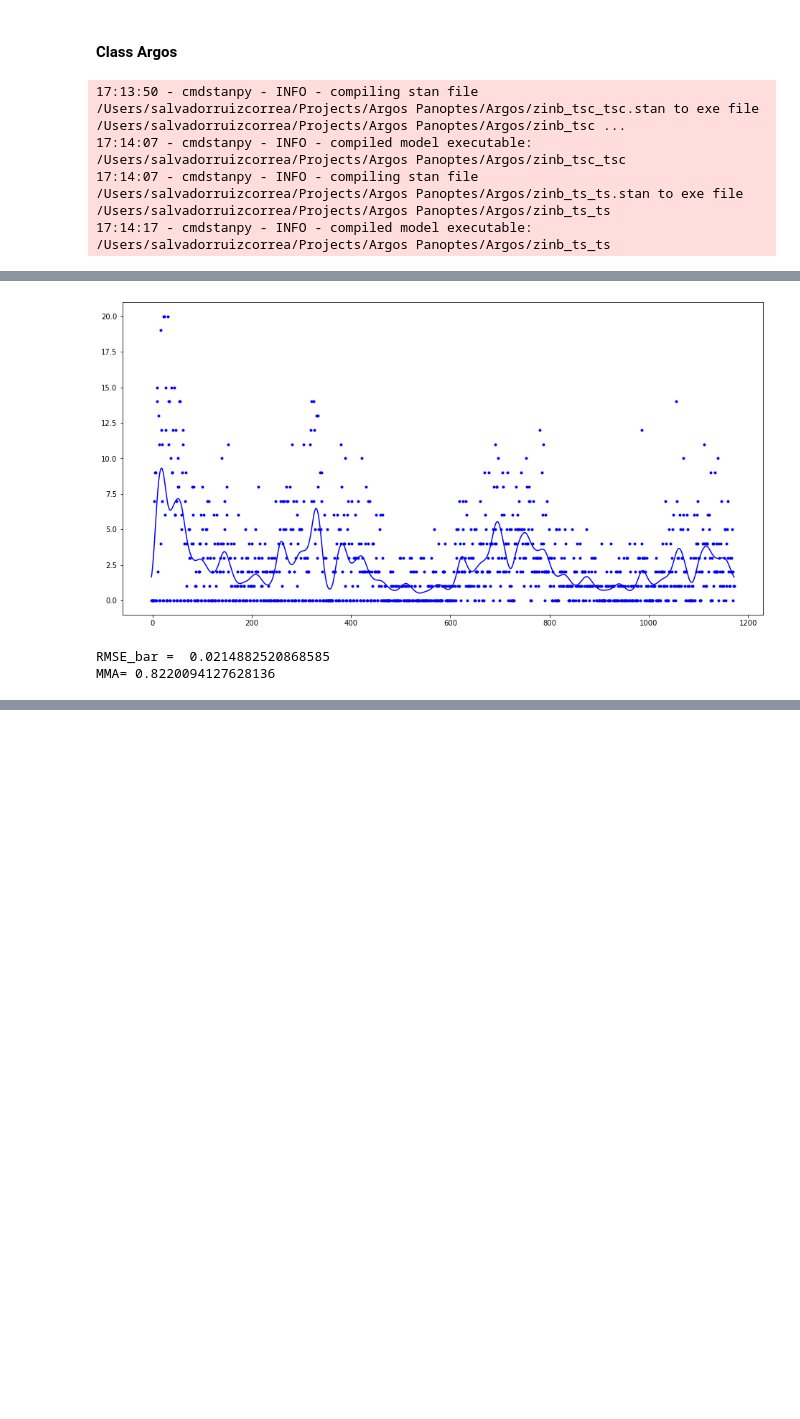
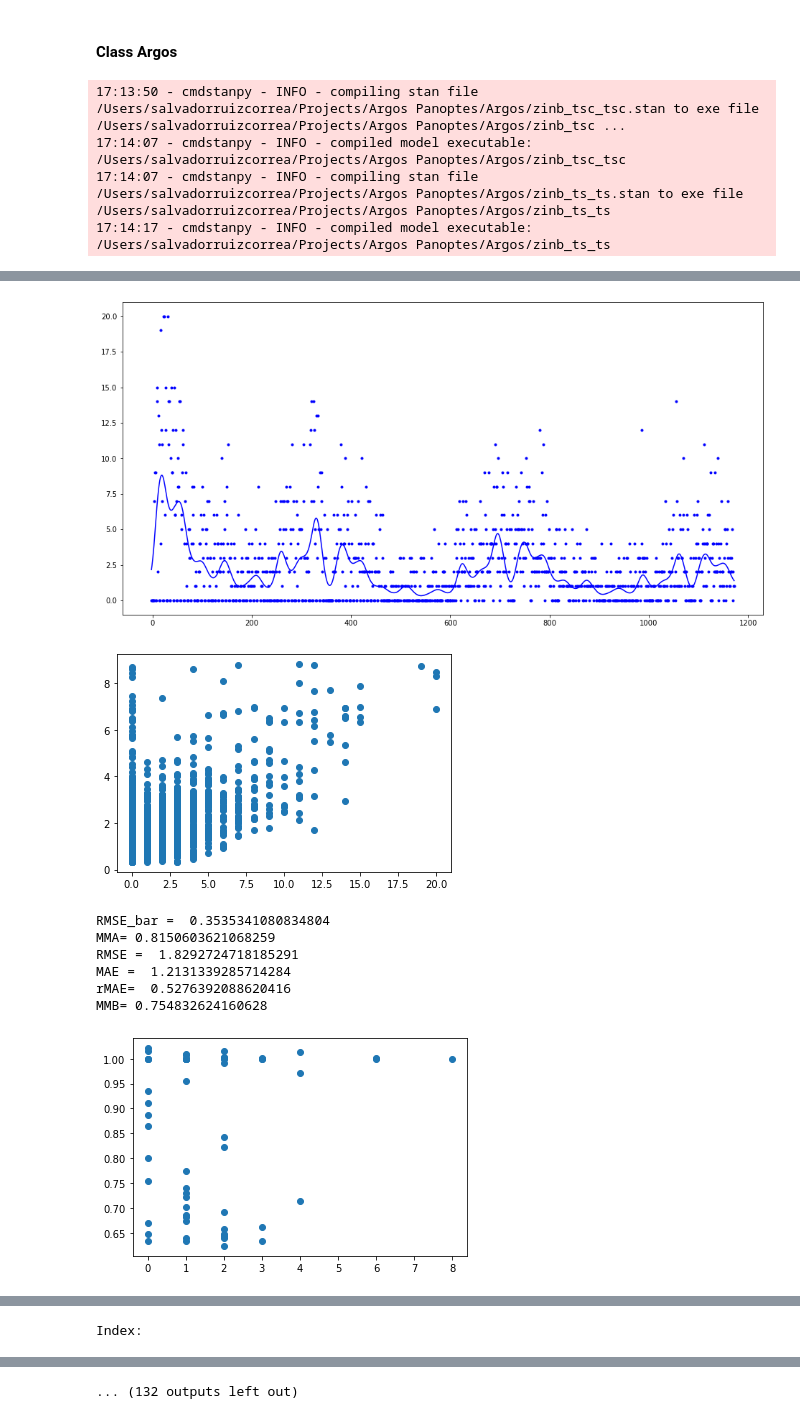
Before and after one commit to src-youilab-ipicyt/Argos-Panoptes, a Jupyter notebook: Argos.ipynb, the cells around one changed output, grey strips where cells are left out. Cells and saved outputs as stored; diff of their text form; code cells hidden in the pictures; blank space fills up the shorter version.

```diff
--- a/Argos.ipynb
+++ b/Argos.ipynb
@@ -1008,6 +1018,6 @@ num_validation_periods: 11
 # %%
 argos.set_option('tsc_tsc')
-argos.set_iter(50000)
+argos.set_iter(10000)
 argos.set_num_samples(2000)
 
 
@@ -1023,7 +1033,7 @@ for slice_ in slices:
                    sigma_zeta              = 0.0002,
                    sigma_kappa             = 0.09,
                    rho                     = 0.997,
-                   To                      = 365,
+                   To                      = 20,
                    seasonality_components  = 10,
                    sigma                   = 5,
                    Tc                      = 365,
@@ -1034,7 +1044,7 @@ for slice_ in slices:
                    sigma_zeta_             = 0.001, #.001
                    sigma_kappa_            = 0.09,
                    rho_                    = 0.995,
-                   To_                     = 365,
+                   To_                     = 20,
                    seasonality_components_ = 3,
                    sigma_                  = 5,
                    Tc_                     = 365,
@@ -1155,8 +1167,9 @@ opt_data = pd.read_csv("data/input/opt_data.csv")
 KeyboardInterrupt:
 # %%
+
 argos.set_option('ts_ts')
-argos.set_iter(80000)
-argos.set_num_samples(20000)
+argos.set_iter(10000)
+argos.set_num_samples(2000)
 
 
 rmae = []
@@ -1170,8 +1183,8 @@ for slice_ in slices:
     argos.set_data(sigma_mu1               = 10.0,
                    sigma_beta1             = 10.0,
                    sigma_psi1              = 0.1,
-                   sigma_eta               = 0.002,
-                   sigma_zeta              = 0.002,
+                   sigma_eta               = 0.0009,
+                   sigma_zeta              = 0.0009,
                    sigma_kappa             = 0.09,
                    rho                     = 0.997,
                    To                      = 365,
@@ -1181,8 +1194,8 @@ for slice_ in slices:
                    sigma_mu1_              = 10.0,
                    sigma_beta1_            = 10.0,
                    sigma_psi1_             = 0.9,
-                   sigma_eta_              = 0.001, #.001
-                   sigma_zeta_             = 0.001, #.001
+                   sigma_eta_              = 0.009, #.001
+                   sigma_zeta_             = 0.009, #.001
                    sigma_kappa_            = 0.09,
                    rho_                    = 0.995,
                    To_                     = 365,
@@ -1219,6 +1232,9 @@ for slice_ in slices:
     plt.plot(sig,'b')
     plt.show()
 
+    plt.scatter(yw,y_bar)
+    plt.show()
+
 
     RMSE_bar  = np.sqrt(np.mean(yw - y_bar)**2)
     print("RMSE_bar = ", RMSE_bar)
@@ -1249,26 +1265,46 @@ for slice_ in slices:
     print("MAE = ",   np.mean(np.mean(mae_all,axis=0)))
     print("rMAE= ",   np.mean(np.mean(rmae_all,axis=0)))
 
+
+    my = np.mean(y_hat_all,axis=0)
+    stdy = np.std(y_hat_all,axis=0)
+
     MMB = np.mean(np.abs(yt-my))
     rMMB = MMB/np.mean(np.abs(yt - C))
     print("MMB=", rMMB)
     rMMB_all.append(rMMB)
 
+    plt.scatter(yt,my)
+    plt.show()
 
-
-    my = np.mean(y_hat_all,axis=0)
-    stdy = np.std(y_hat_all,axis=0)
 
     plt.figure(figsize=(16, 8))
     plt.stem(yt.index, yt)
-    sig = pd.Series(data=my, index=yt.index)
-    plt.plot(sig)
-    sig = pd.Series(data=my+stdy, index=yt.index)
-    plt.plot(sig)
-    sig = pd.Series(data=my+2*stdy, index=yt.index)
-    plt.plot(sig)
+    a = pd.Series(data=my, index=yt.index)
+    plt.plot(a,c='#0072B2')
+    b = pd.Series(data=my+stdy, index=yt.index)
+    plt.plot(b, c='#0072B2')
+    c = pd.Series(data=my+2*stdy, index=yt.index)
+    plt.plot(c, c='#0072B2')
+    d = pd.Series(data=my+3*stdy, index=yt.index)
+    plt.plot(d, c='#0072B2')
+    e = pd.Series(data=my+4*stdy, index=yt.index)
+    #plt.plot(e, c='#0072B2')
+
+    tmp = my - stdy
+    tmp[np.where(tmp<0)] = 0
+    z = pd.Series(data=tmp, index=yt.index)
+    plt.plot(z, c='#F8BB67')
+
+
+
+    plt.fill_between(yt.index, z, a, color = '#F8BB67', alpha=0.5)
+    plt.fill_between(yt.index, a, b, color = '#0072B2', alpha=0.1)
+    plt.fill_between(yt.index, b, c, color = '#0072B2', alpha=0.3)
+    plt.fill_between(yt.index, c, d, color = '#0072B2', alpha=0.4)
+    #plt.fill_between(yt.index, d, e, color = '#0072B2', alpha=0.5)
+
     plt.show()
-
 
     plt.figure(figsize=(16, 8))
     plt.plot(yw,'.')
@@ -1350,3 +1386,9 @@ opt_data = pd.read_csv("data/input/opt_data.csv")
-[figure, old version]
+[figure, new version]
+[figure, added]
-RMSE_bar =  0.0214882520868585
-MMA= 0.8220094127628136
+RMSE_bar =  0.3535341080834804
+MMA= 0.8150603621068259
+RMSE =  1.8292724718185291
+MAE =  1.2131339285714284
+rMAE=  0.5276392088620416
+MMB= 0.754832624160628
+[figure, added]
@@ -1352,0 +1398 @@ MMA= 0.8220094127628136
+Index:
@@ -1352,0 +1402 @@ MMA= 0.8220094127628136
+... (132 outputs left out)
```
Also changed, not shown: parts of 5 cells of this notebook.
